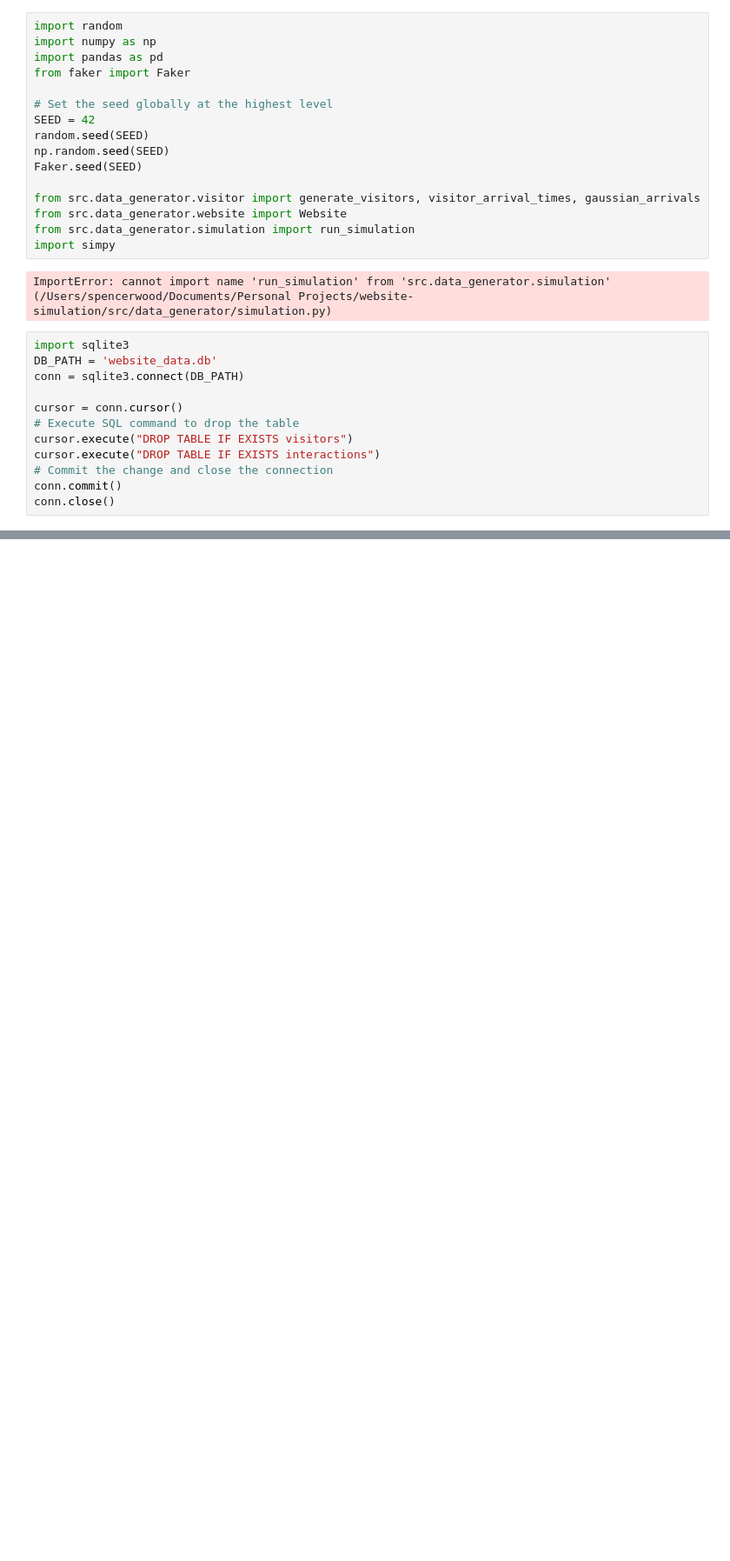
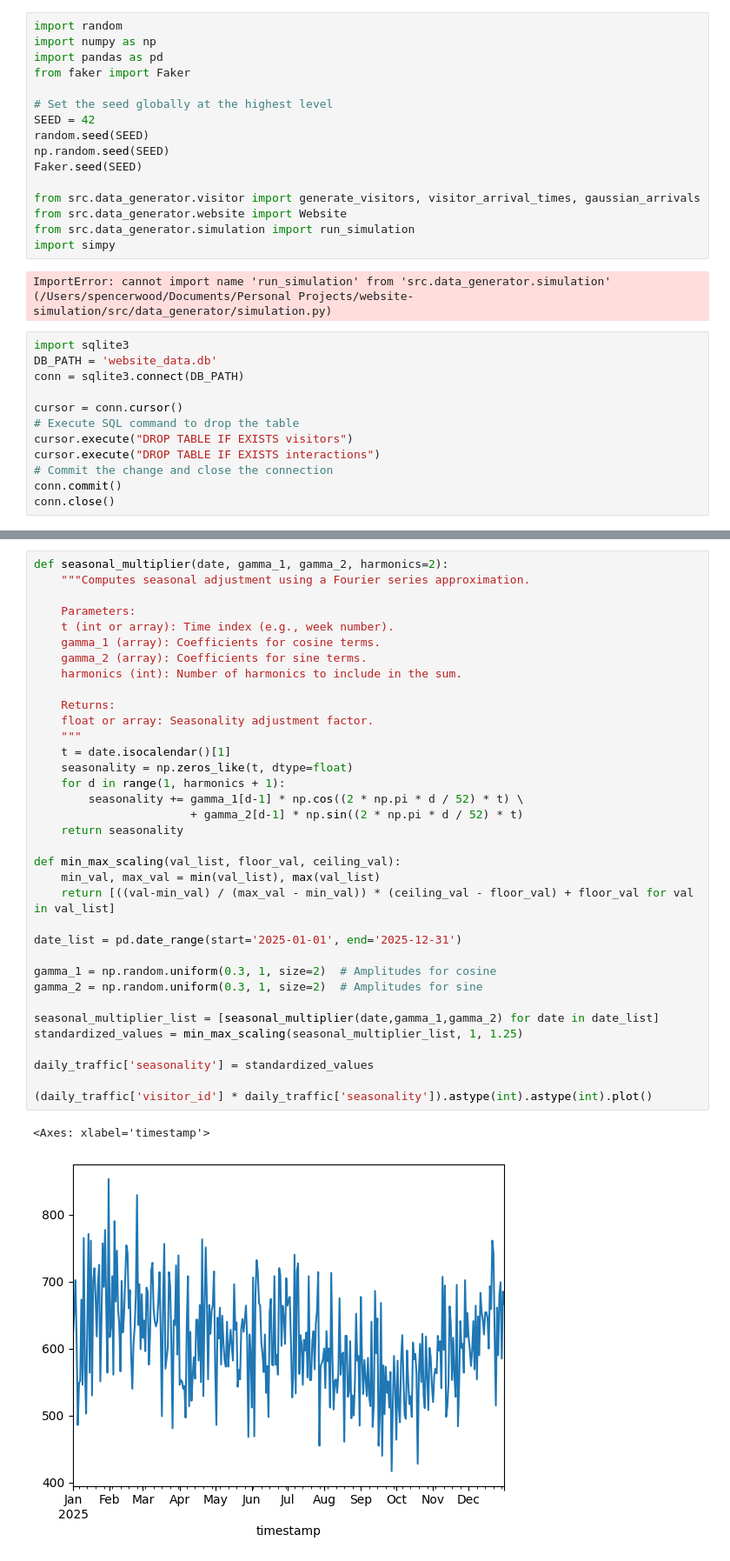
Before and after one commit to SpencerRWood/website-simulation, a Jupyter notebook: test.ipynb, the cells around one changed output, grey strips where cells are left out. Shown: that part at 87% size. Saved outputs shown, nothing was run; the diff lists cells and outputs as text; blank space fills up the shorter version.

```diff
--- a/test.ipynb
+++ b/test.ipynb
@@ -78,0 +57,38 @@ demo_data#[demo_data['visitor_id'].duplicated()]#[~demo_data['name'].isnull()]
+# %%
+def seasonal_multiplier(date, gamma_1, gamma_2, harmonics=2):
+    """Computes seasonal adjustment using a Fourier series approximation.
+
+    Parameters:
+    t (int or array): Time index (e.g., week number).
+    gamma_1 (array): Coefficients for cosine terms.
+    gamma_2 (array): Coefficients for sine terms.
+    harmonics (int): Number of harmonics to include in the sum.
+
+    Returns:
+    float or array: Seasonality adjustment factor.
+    """
+    t = date.isocalendar()[1]
+    seasonality = np.zeros_like(t, dtype=float)
+    for d in range(1, harmonics + 1):
+        seasonality += gamma_1[d-1] * np.cos((2 * np.pi * d / 52) * t) \
+                       + gamma_2[d-1] * np.sin((2 * np.pi * d / 52) * t)
+    return seasonality
+
+def min_max_scaling(val_list, floor_val, ceiling_val):
+    min_val, max_val = min(val_list), max(val_list)
+    return [((val-min_val) / (max_val - min_val)) * (ceiling_val - floor_val) + floor_val for val in val_list]
+
+date_list = pd.date_range(start='2025-01-01', end='2025-12-31')
+
+gamma_1 = np.random.uniform(0.3, 1, size=2)  # Amplitudes for cosine
+gamma_2 = np.random.uniform(0.3, 1, size=2)  # Amplitudes for sine
+
+seasonal_multiplier_list = [seasonal_multiplier(date,gamma_1,gamma_2) for date in date_list]
+standardized_values = min_max_scaling(seasonal_multiplier_list, 1, 1.25)
+
+daily_traffic['seasonality'] = standardized_values
+
+(daily_traffic['visitor_id'] * daily_traffic['seasonality']).astype(int).astype(int).plot()
+# %% [output]
+<Axes: xlabel='timestamp'>
+[figure, added]
```
Also changed, not shown: parts of 10 cells of this notebook, 8 other files.
